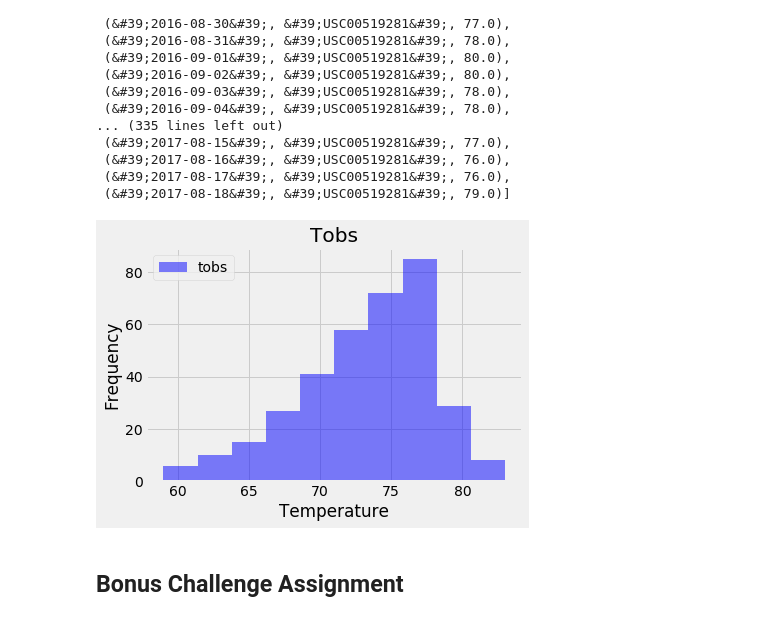
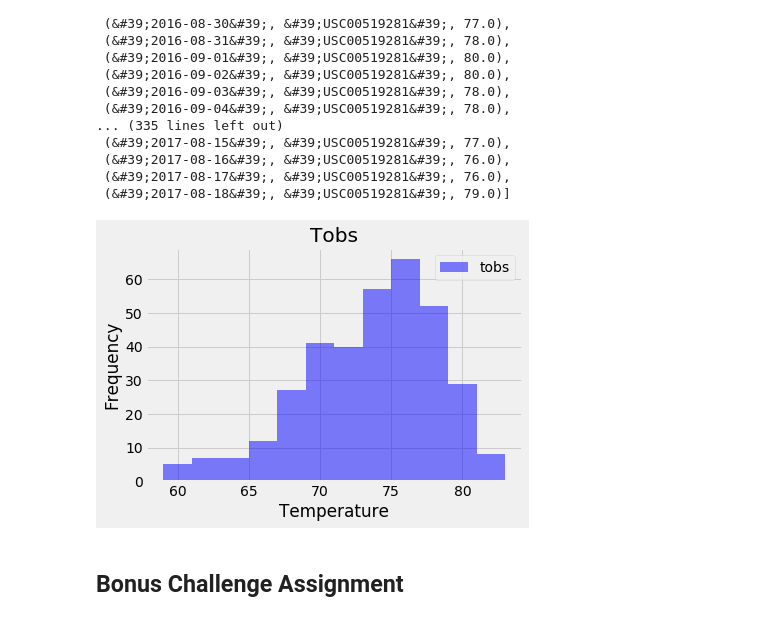
Before and after one commit to segsfem/sqlalchemy-challenge, a Jupyter notebook: climate_starter.ipynb, the cells around one changed output. Cells and saved outputs as stored; diff of their text form; code cells hidden in the pictures.

```diff
--- a/climate_starter.ipynb
+++ b/climate_starter.ipynb
@@ -236,15 +245,15 @@ year_tobs
 # %%
 df_tobs = pd.DataFrame(year_tobs)
 df_tobs.set_index('date', inplace=True)
-kwargs = dict(alpha=0.5, bins=10)
+kwargs = dict(alpha=0.5, bins=12)
 df_tobs.plot.hist('date', **kwargs, color='b', label='tobs')
 plt.title("Tobs")
 plt.ylabel("Frequency")
 plt.xlabel("Temperature")
 plt.savefig("image/Temperature.png")
 plt.show()
 # %% [output]
-[figure, old version]
+[figure, new version]
 # %% [markdown]
 ## Bonus Challenge Assignment
 # %%
```
Also changed, not shown: parts of 2 cells of this notebook, 4 other files.
